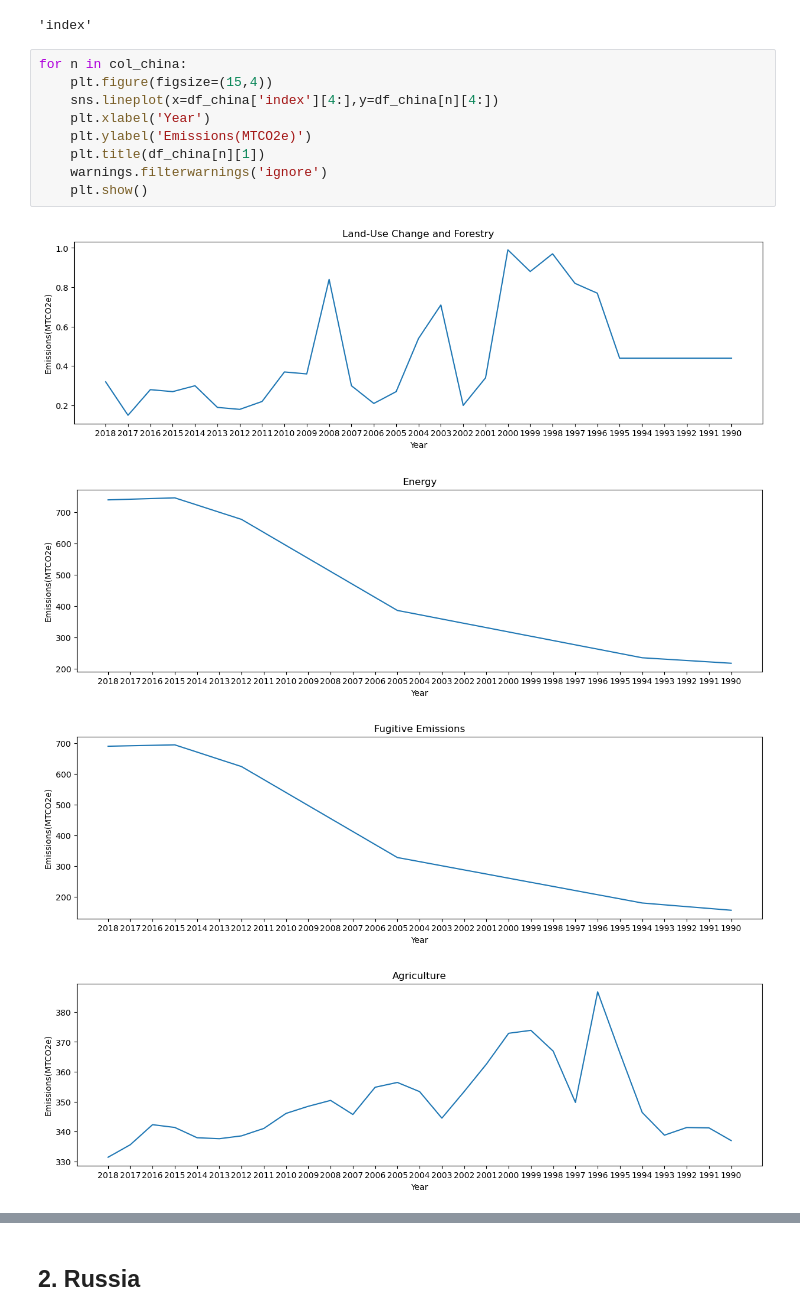
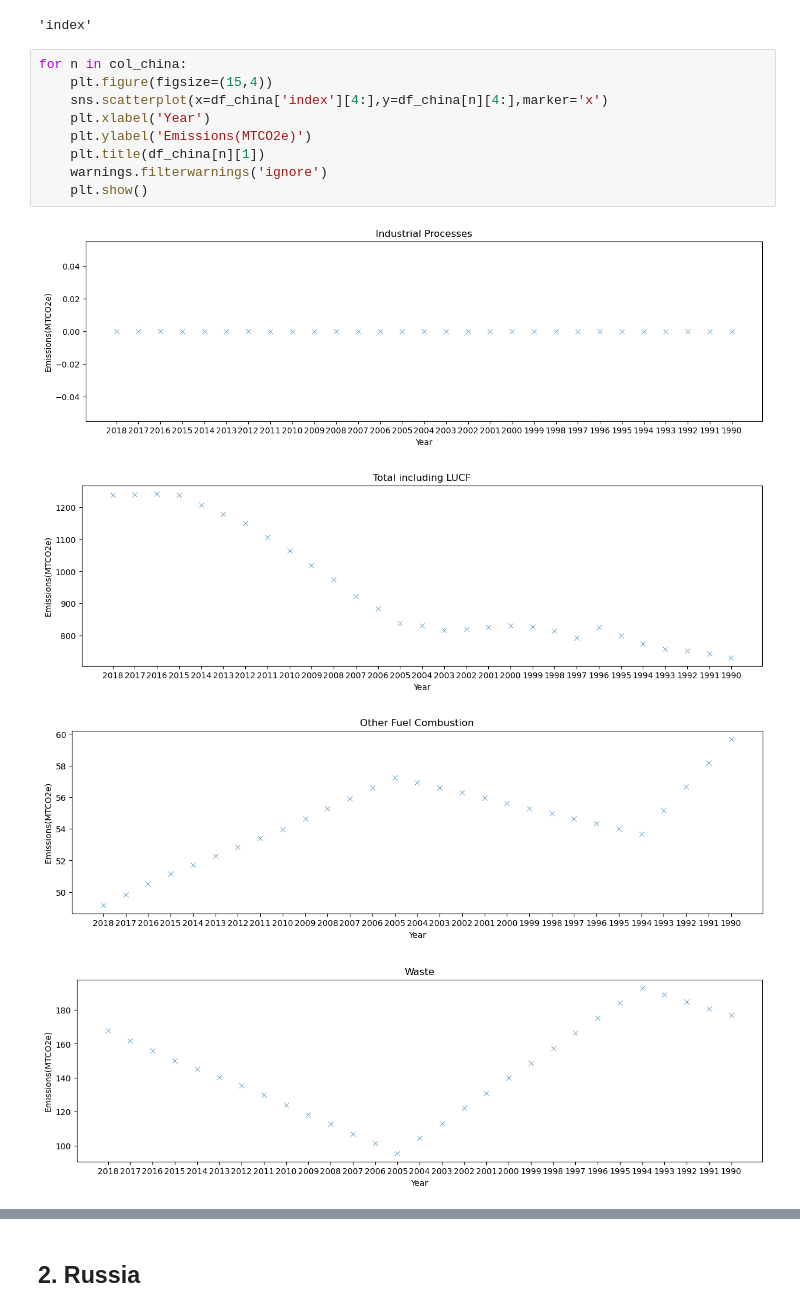
Before and after one commit to dhairyag22/Methane-Emission-Analysis, a Jupyter notebook: Methane Emission Analysis.ipynb, the cells around one changed output, grey strips where cells are left out. Drawn from its saved outputs; the diff is of its cells as text.

```diff
--- a/Methane Emission Analysis.ipynb
+++ b/Methane Emission Analysis.ipynb
@@ -182,14 +182,14 @@ col_china.pop(0)
 # %%
 for n in col_china:
     plt.figure(figsize=(15,4))
-    sns.lineplot(x=df_china['index'][4:],y=df_china[n][4:])
+    sns.scatterplot(x=df_china['index'][4:],y=df_china[n][4:],marker='x')
     plt.xlabel('Year')
     plt.ylabel('Emissions(MTCO2e)')
     plt.title(df_china[n][1])
     warnings.filterwarnings('ignore')
     plt.show()
 # %% [output]
-[figure, old version]
+[figure, new version]
-[figure, old version]
+[figure, new version]
-[figure, old version]
+[figure, new version]
-[figure, old version]
+[figure, new version]
```
Also changed, not shown: parts of 13 cells of this notebook.
